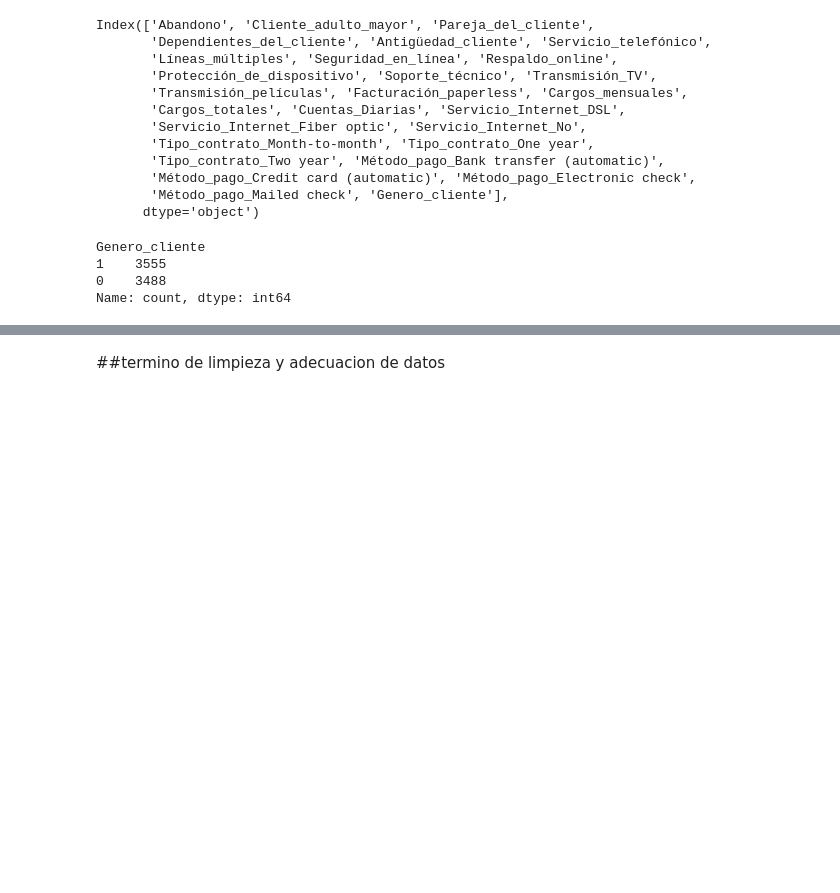
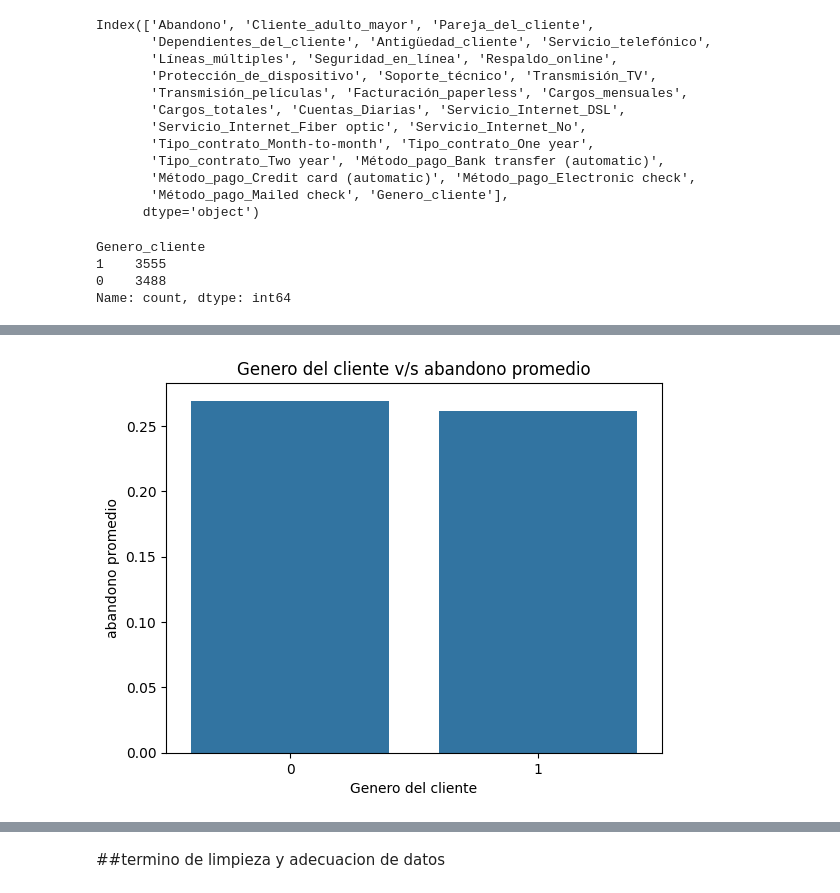
Before and after one commit to Brianbrowncoopman/telecom_X_2, a Jupyter notebook: Telecom_X_2.ipynb, the cells around one changed output, grey strips where cells are left out. Drawn from its saved outputs; the diff is of its cells as text; code cells hidden in the pictures; blank space fills up the shorter version.

```diff
--- a/Telecom_X_2.ipynb
+++ b/Telecom_X_2.ipynb
@@ -367,0 +393,5 @@ Name: count, dtype: int64
+# %%
+umbral_varianza = 0.1  # Ajusta según necesidad
+bajas_varianzas = datos.std()[datos.std() < umbral_varianza].index
+datos = datos.drop(bajas_varianzas, axis=1)
+datos.columns
@@ -367,0 +424,12 @@ Name: count, dtype: int64
+# %%
+import seaborn as sns
+import matplotlib.pyplot as plt
+
+avg_delay = datos.groupby('Genero_cliente')['Abandono'].mean().reset_index()
+sns.barplot(x='Genero_cliente', y='Abandono', data=avg_delay)
+plt.title('Genero del cliente v/s abandono promedio')
+plt.xlabel('Genero del cliente')
+plt.ylabel('abandono promedio')
+plt.show()
+# %% [output]
+[figure, added]
```
Also changed, not shown: parts of 21 cells of this notebook.
